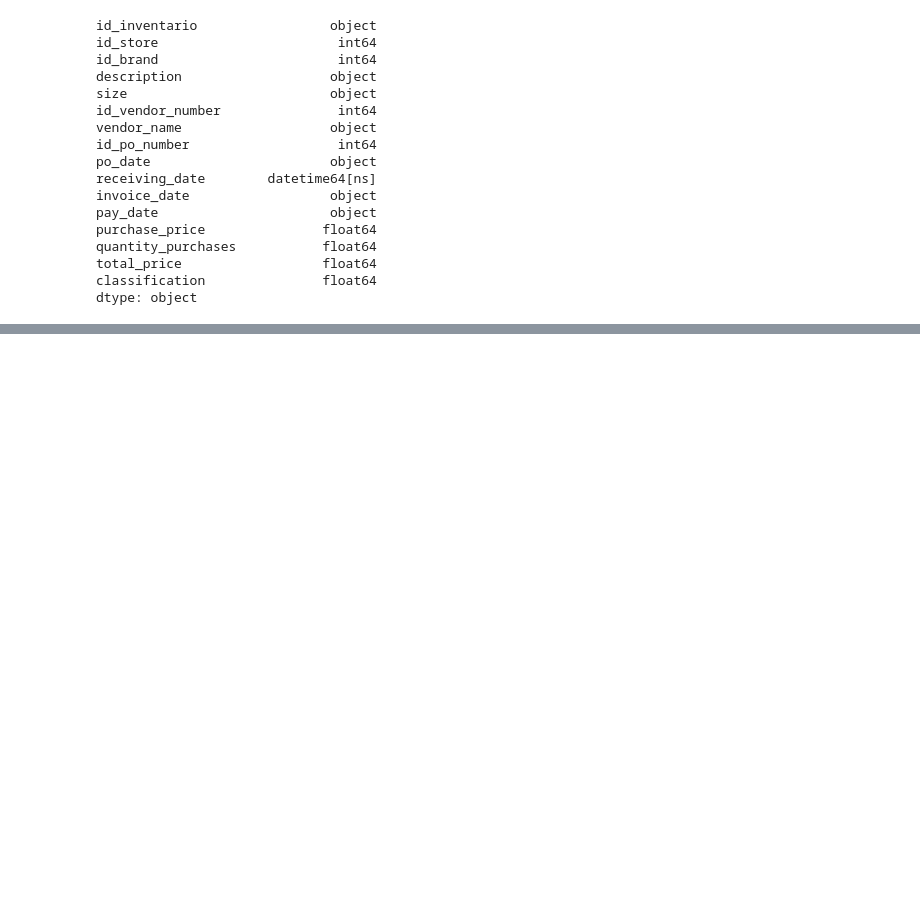
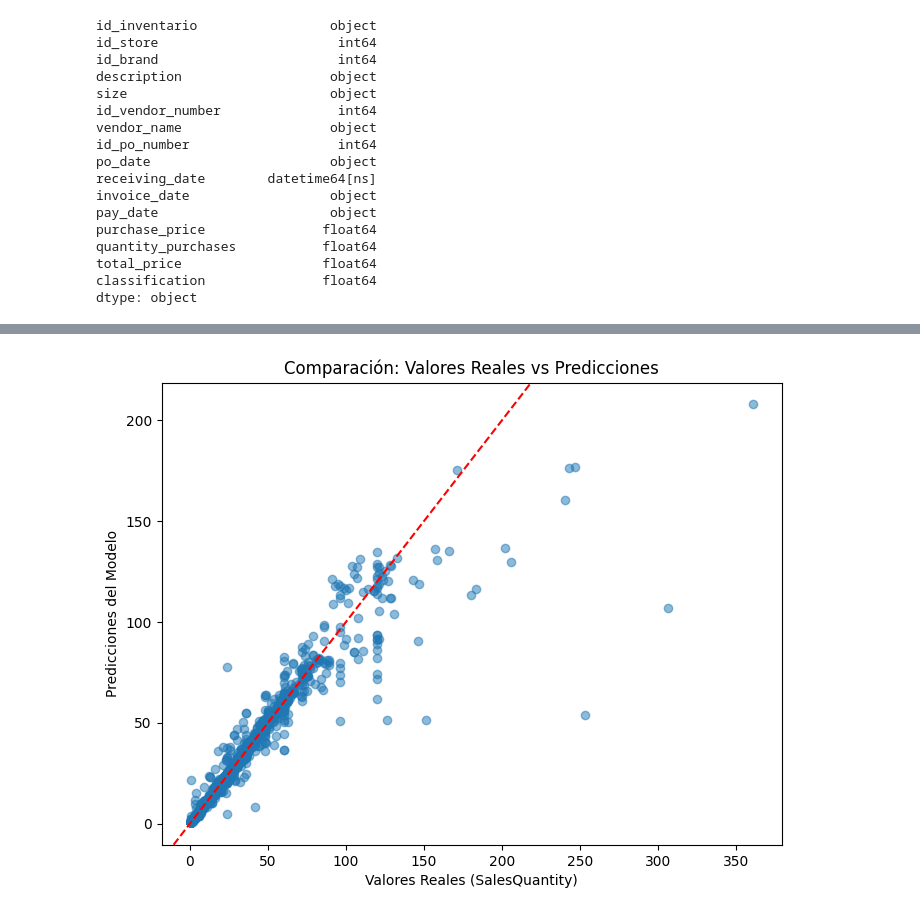
Before and after one commit to German-Presa/Grupo02-DAFT10, a Jupyter notebook: spirit_liquors.ipynb, the cells around one changed output, grey strips where cells are left out. Drawn from its saved outputs; the diff is of its cells as text; code cells hidden in the pictures; blank space fills up the shorter version.

```diff
--- a/spirit_liquors.ipynb
+++ b/spirit_liquors.ipynb
@@ -2208,0 +2330,6 @@ finally:
+# %%
+# 'y' Es la variable que vamos a predecir
+y = df_cleaned['SalesQuantity']
+# %%
+# 'x' incluye las variables que se usan para predecir, eliminando 'SalesQuantity' y demás campos que no aportan.
+x = df_cleaned.drop(columns=['SalesQuantity','InventoryId'])
@@ -2208,0 +2385,11 @@ finally:
+# %%
+from sklearn.linear_model import LinearRegression
+
+# Crear el modelo de regresión lineal
+modelo = LinearRegression()
+
+# Entrenar el modelo con los datos guardados de entrenamiento
+modelo.fit(x_train, y_train)
+
+# Hacer predicciones en el conjunto de prueba
+y_pred = modelo.predict(x_test)
@@ -2208,0 +2417,13 @@ finally:
+# %%
+# Importar y entrenar modelo
+from sklearn.ensemble import RandomForestRegressor
+
+# Creación modelo Random Forest
+# Crea un bosque de 100 arboles de decisión, random state asegura reporducibilidad, n jobs=-1 utiliza todos los núcleos de la CPU para agilizar el entrenamiento
+modelo_rf = RandomForestRegressor(n_estimators=100, random_state=42, n_jobs=-1)
+
+# Entrenar el modelo con los datos de entrenamiento
+modelo_rf.fit(x_train, y_train)
+
+# Predicciones con el conjunto de prueba
+y_pred_rf = modelo_rf.predict(x_test)
@@ -2208,0 +2475,13 @@ finally:
+# %%
+import matplotlib.pyplot as plt
+
+# Crear gráfico de dispersión
+plt.figure(figsize=(8, 6))
+plt.scatter(y_test, y_pred_rf, alpha=0.5)
+plt.xlabel("Valores Reales (SalesQuantity)")
+plt.ylabel("Predicciones del Modelo")
+plt.title("Comparación: Valores Reales vs Predicciones")
+plt.axline([0, 0], [1, 1], color="red", linestyle="--")
+plt.show()
+# %% [output]
+[figure, added]
```
Also changed, not shown: parts of 24 cells of this notebook.
